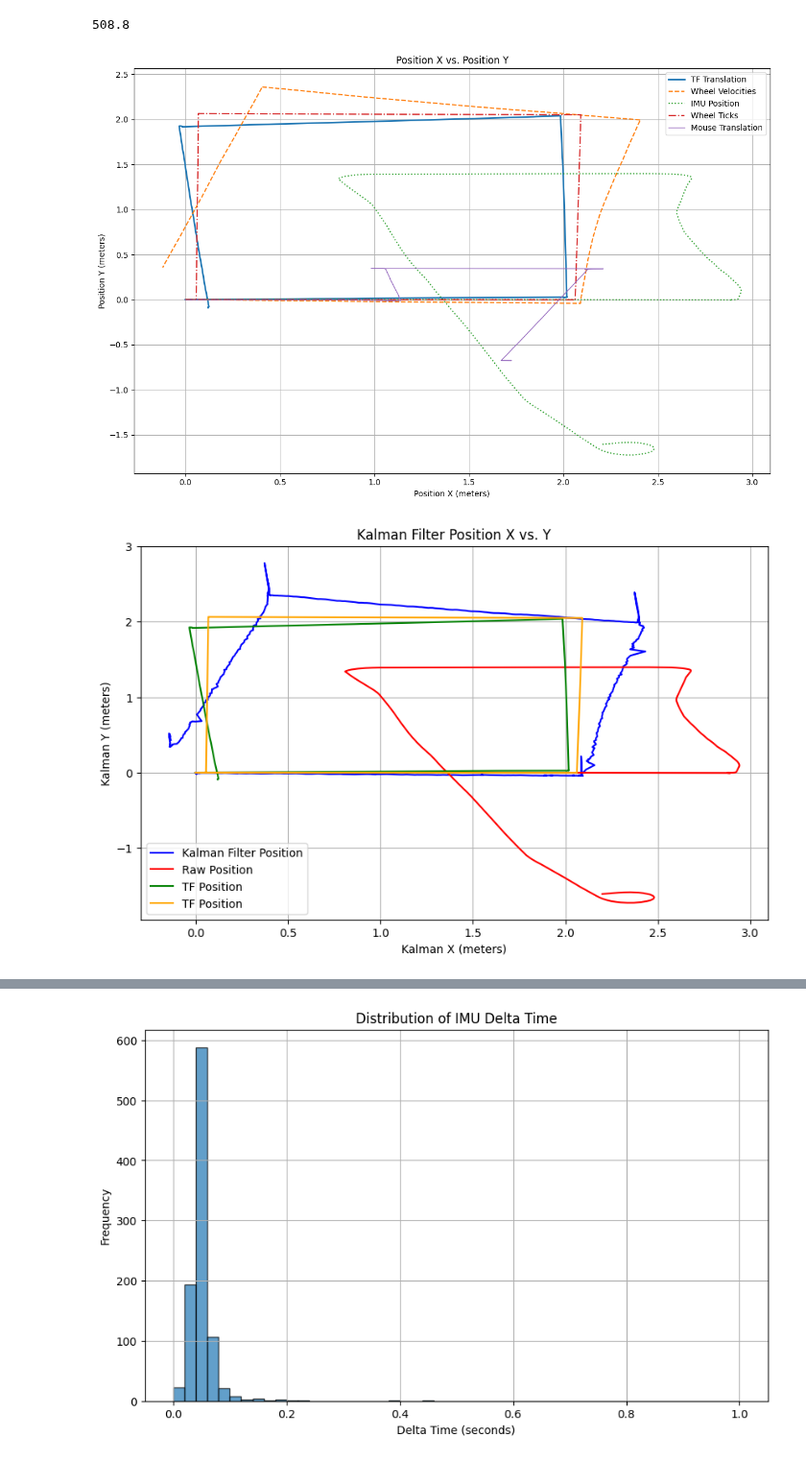
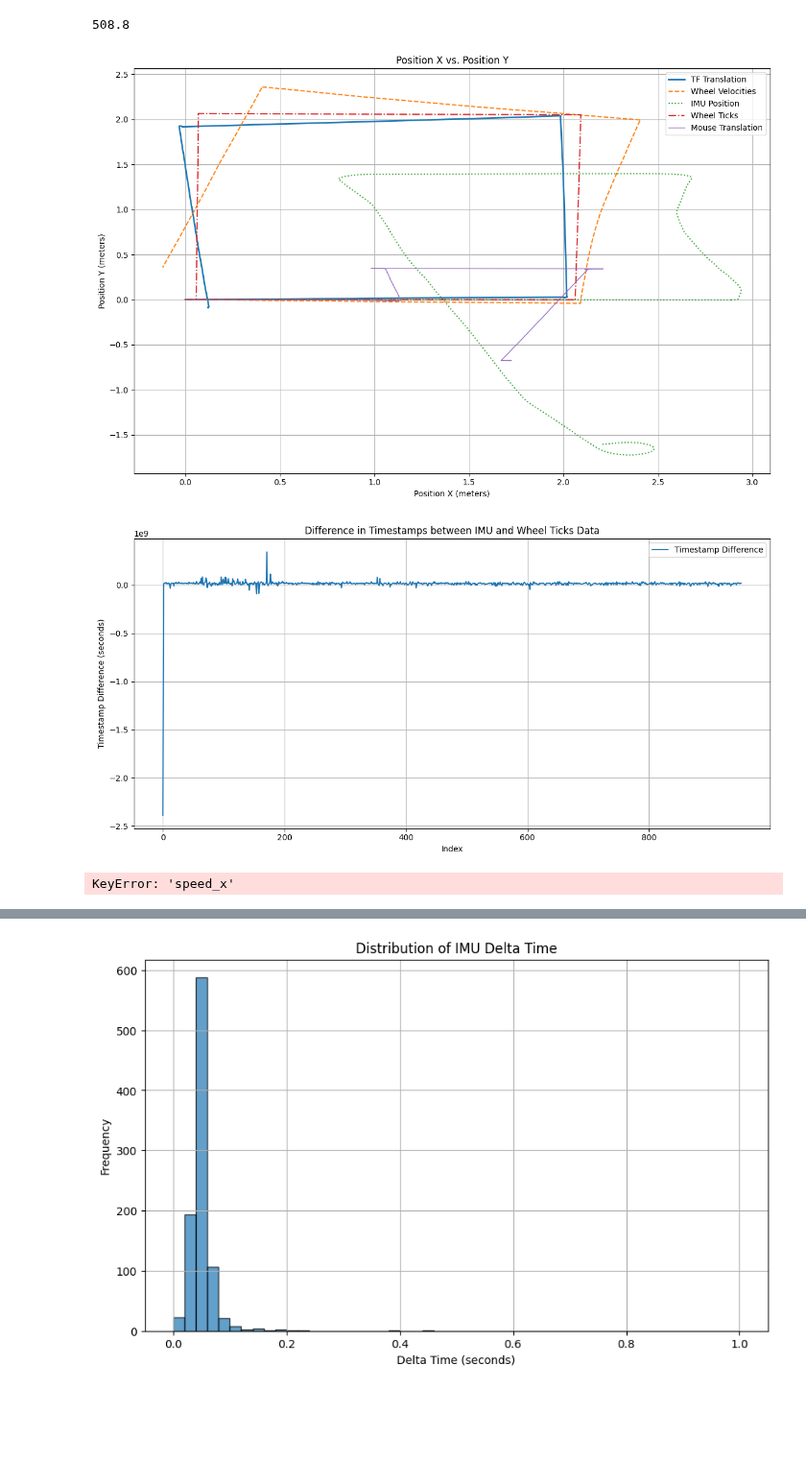
Before and after one commit to calvinbootsman/Data-Fusion-Architecture, a Jupyter notebook: Assignment 3/DFA_Assignment3_2024/data_to_position.ipynb, the cells around one changed output, grey strips where cells are left out. Shown at 96% size. Cells and saved outputs as stored; diff of their text form; code cells hidden in the pictures; blank space fills up the shorter version.

```diff
--- a/Assignment 3/DFA_Assignment3_2024/data_to_position.ipynb
+++ b/Assignment 3/DFA_Assignment3_2024/data_to_position.ipynb
@@ -28,8 +28,10 @@ def calculate_wheel_velocities(df):
     df['angular_velocity'] = (df['velocity_right'] - df['velocity_left']) * WHEEL_RADIUS / WHEEL_BASE
     df['delta_yaw'] = df['angular_velocity'] * df['delta_time']
     df['yaw'] = df['delta_yaw'].cumsum()
-    df['displacement_x'] = df['linear_velocity'] * np.cos(df['yaw']) * df['delta_time']
-    df['displacement_y'] = df['linear_velocity'] * np.sin(df['yaw']) * df['delta_time']
+    df['speed_x'] = df['linear_velocity'] * np.cos(df['yaw'])
+    df['speed_y'] = df['linear_velocity'] * np.sin(df['yaw'])
+    df['displacement_x'] = df['speed_x'] * df['delta_time']
+    df['displacement_y'] = df['speed_y'] * df['delta_time']
     df['position_x'] = df['displacement_x'].cumsum()
     df['position_y'] = df['displacement_y'].cumsum()
     return df
@@ -48,12 +50,13 @@ def calculate_wheel_ticks(df):
 def calculate_imu_position(df):
     """Calculate positions from IMU data."""
     df['yaw'] = np.deg2rad(df['orientation_z'] * 360)
-    df['speed_x'] = (df['linear_acceleration_x'] * df['delta_time']).cumsum()
-    df['speed_y'] = (df['linear_acceleration_y'] * df['delta_time']).cumsum()
-    df['position_x'] = (df['speed_x'] * np.cos(df['yaw']) * df['delta_time']).cumsum()
-    df['position_y'] = (df['speed_y'] * np.sin(df['yaw']) * df['delta_time']).cumsum()
-    # df['position_x'] = (df['speed_x'] * np.cos(df['yaw']) * df['delta_time']).cumsum()
-    # df['position_y'] = (df['speed_y'] * np.sin(df['yaw']) * df['delta_time']).cumsum()
+    df['speed_imu_x'] = (df['linear_acceleration_x'] * df['delta_time']).cumsum()
+    df['speed_imu_y'] = (df['linear_acceleration_y'] * df['delta_time']).cumsum()
+    df['acceleration_x'] = df['linear_acceleration_x'] * np.cos(df['yaw'])
+    df['acceleration_y'] = df['linear_acceleration_y'] * np.sin(df['yaw'])
+    df['position_x'] = (df['speed_imu_x'] * np.cos(df['yaw']) * df['delta_time']).cumsum()
+    df['position_y'] = (df['speed_imu_y'] * np.sin(df['yaw']) * df['delta_time']).cumsum()
+
     return df
 
 def calculate_mouse_position(mouse_df, imu_df):
@@ -67,42 +70,62 @@ def calculate_mouse_position(mouse_df, imu_df):
     mouse_df['position_y'] = mouse_df['rotated_delta_y'].cumsum()
     return mouse_df
 
+def align_timestamps(df1, df2):
+    """Align two dataframes based on timestamps."""
+    return pd.merge_asof(df1, df2, on='timestamp')
+
 # Load DataFrames
 tf_df = load_data('tf_data.csv')
 imu_df = load_data('imu_data.csv')
 mouse_df = load_data('mouse_data.csv')
 wheel_ticks_df = load_data('wheel_ticks_data.csv')
 wheel_vels_df = load_data('wheel_vels_data.csv')
+
 
 # Process Data
 imu_df = add_timestamps(imu_df, 'timestamp_sec', 'timestamp_nanosec')
 imu_df = calculate_imu_position(imu_df)
 
 mouse_df = calculate_mouse_position(mouse_df, imu_df)
 
 wheel_ticks_df = add_timestamps(wheel_ticks_df, 'timestamp_sec', 'timestamp_nanosec')
 wheel_ticks_df = calculate_wheel_ticks(wheel_ticks_df)
 
 wheel_vels_df = add_timestamps(wheel_vels_df, 'timestamp_sec', 'timestamp_nanosec')
 wheel_vels_df = calculate_wheel_velocities(wheel_vels_df)
 
 # Plot Results
 plt.figure(figsize=(12, 8))
 plt.plot(tf_df['translation_x'], tf_df['translation_y'], label='TF Translation', linewidth=2)
 plt.plot(wheel_vels_df['position_x'], wheel_vels_df['position_y'], label='Wheel Velocities', linestyle='--')
 plt.plot(imu_df['position_x'], imu_df['position_y'], label='IMU Position', linestyle=':')
 plt.plot(wheel_ticks_df['position_x'], wheel_ticks_df['position_y'], label='Wheel Ticks', linestyle='-.')
 plt.plot(mouse_df['position_x'], mouse_df['position_y'], label='Mouse Translation', linewidth=1)
 plt.xlabel('Position X (meters)')
 plt.ylabel('Position Y (meters)')
 plt.title('Position X vs. Position Y')
 plt.legend()
 plt.grid(True)
 plt.tight_layout()
 plt.show()
+
+# Calculate the difference in timestamps between imu_df and wheel_ticks_df
+timestamp_diff = imu_df['timestamp'].values - wheel_vels_df['timestamp'].values
+
+# Plot the difference in timestamps
+plt.figure(figsize=(12, 6))
+plt.plot(timestamp_diff, label='Timestamp Difference')
+plt.xlabel('Index')
+plt.ylabel('Timestamp Difference (seconds)')
+plt.title('Difference in Timestamps between IMU and Wheel Ticks Data')
+plt.legend()
+plt.grid(True)
+plt.tight_layout()
+plt.show()
 # %% [output]
 508.8
 [figure]
+[figure, added]
 # %%
 import numpy as np
 
@@ -112,13 +135,13 @@ H = np.array([[1, 0, 0, 0, 0],
               [0, 0, 0, 0, 1],
               [0, 0, 1, 0, 0],
               [0, 0, 0, 1, 0]])  # Measurement matrix
-Q = np.eye(5) * 0.01  # Process noise covariance
+Q = np.eye(5) * 0.1  # Process noise covariance
 R = np.diag([
-    0.01,  # Variance for x_wheel
-    0.01,  # Variance for y_wheel
-    0.1,   # Variance for yaw_wheel
-    0.2,   # Variance for v_imu_x
-    0.2    # Variance for v_imu_y
+    1,  # Variance for x_wheel
+    1,  # Variance for y_wheel
+    0.21,   # Variance for yaw_wheel
+    2,   # Variance for v_imu_x
+    2    # Variance for v_imu_y
 ])
 P = np.eye(5)         # Initial state covariance
 x = np.zeros((5, 1))  # Initial state [x, y, vx, vy]
@@ -132,7 +155,7 @@ for i in range(1, len(imu_df)):
 
     # Wheel encoder velocities
     v = wheel_vels_df['linear_velocity'].iloc[i]
-    omega = wheel_vels_df['angular_velocity'].iloc[i]
+    omega = wheel_ticks_df['angular_velocity'].iloc[i]
 
     # Recalculate F and B matrices
     F = np.array([[1, 0, dt, 0, 0],
@@ -154,7 +177,7 @@ for i in range(1, len(imu_df)):
     # Measurement vector (using wheel and IMU data)
     z = np.array([[wheel_vels_df['position_x'].iloc[i]],
                   [wheel_vels_df['position_y'].iloc[i]],
-                  [wheel_vels_df['yaw'].iloc[i]],
+                  [wheel_ticks_df['yaw'].iloc[i]],
                   [imu_df['speed_x'].iloc[i]],
                   [imu_df['speed_y'].iloc[i]]])
 
@@ -182,4 +205,4 @@ plt.legend()
 plt.grid(True)
 plt.show()
 # %% [output]
-[figure, removed]
+KeyError: 'speed_x'
```
Also changed, not shown: parts of 1 cell of this notebook.
